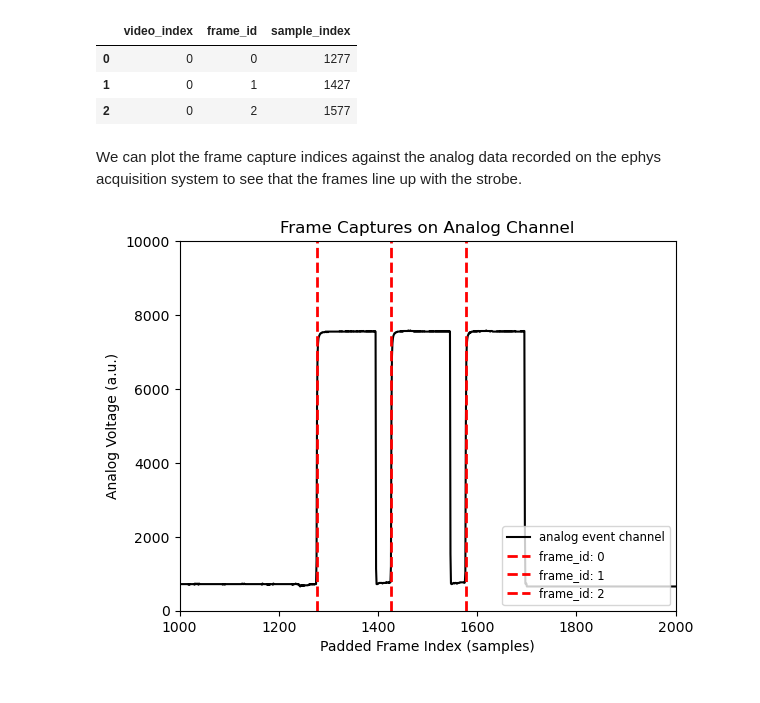
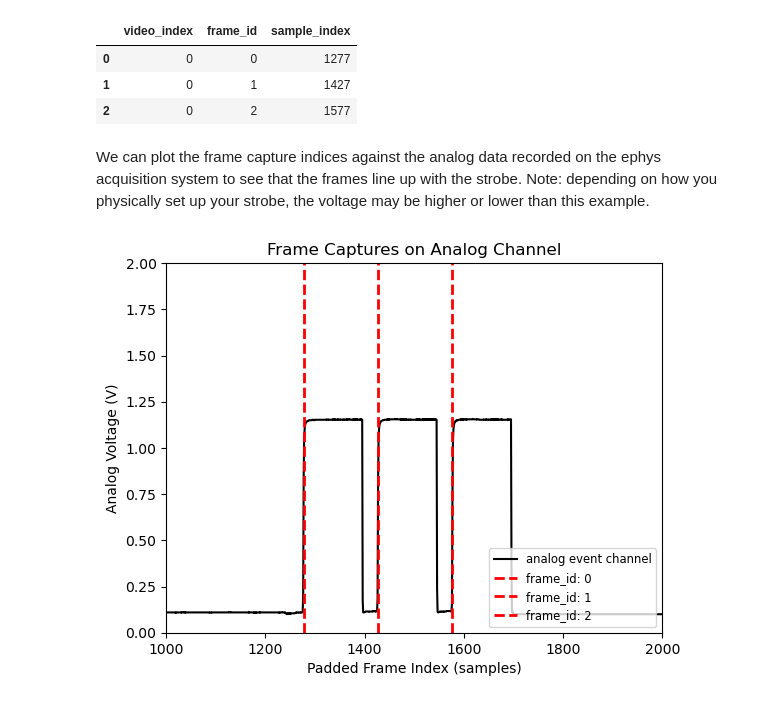
Before and after one commit to cjblack/climbing-analysis, a Jupyter notebook: notebooks/event_alignment_demo.ipynb, the cells around one changed output. Cells and saved outputs as stored; diff of their text form; code cells hidden in the pictures.

Commit message:
Refactor utils and preprocessing steps,  and improve readability; added lightweight helper class for data handling.

```diff
--- a/notebooks/event_alignment_demo.ipynb
+++ b/notebooks/event_alignment_demo.ipynb
@@ -44,21 +44,21 @@ fc_df.head()
 | 1 | 0 | 1 | 1427 |
 | 2 | 0 | 2 | 1577 |
 # %% [markdown]
-We can plot the frame capture indices against the analog data recorded on the ephys acquisition system to see that the frames line up with the strobe.
+We can plot the frame capture indices against the analog data recorded on the ephys acquisition system to see that the frames line up with the strobe. Note: depending on how you physically set up your strobe, the voltage may be higher or lower than this example.
 # %%
 # plot results
 
-plt.plot(signal_pad,label='analog event channel', color='black') # padded signal
+plt.plot(signal_pad*0.0001525879,label='analog event channel', color='black') # padded signal multiplied by ADC bitVolts
 
 # loop through sample indices
 for i, x in enumerate(fc_df['sample_index']):
     plt.axvline(x, linestyle='--', linewidth=2, color='red', label=f'frame_id: {i}')
-plt.ylim(0,10000.)
+plt.ylim(0,2.)
 plt.title('Frame Captures on Analog Channel')
 plt.xlabel('Padded Frame Index (samples)')
-plt.ylabel('Analog Voltage (a.u.)')
+plt.ylabel('Analog Voltage (V)')
 plt.xlim([1000,2000]) # zoom in on three captures
 plt.legend(fontsize='small', loc='lower right')
 plt.show()
 # %% [output]
-[figure, old version]
+[figure, new version]
```
Also changed, not shown: parts of 1 cell of this notebook, 32 other files.
